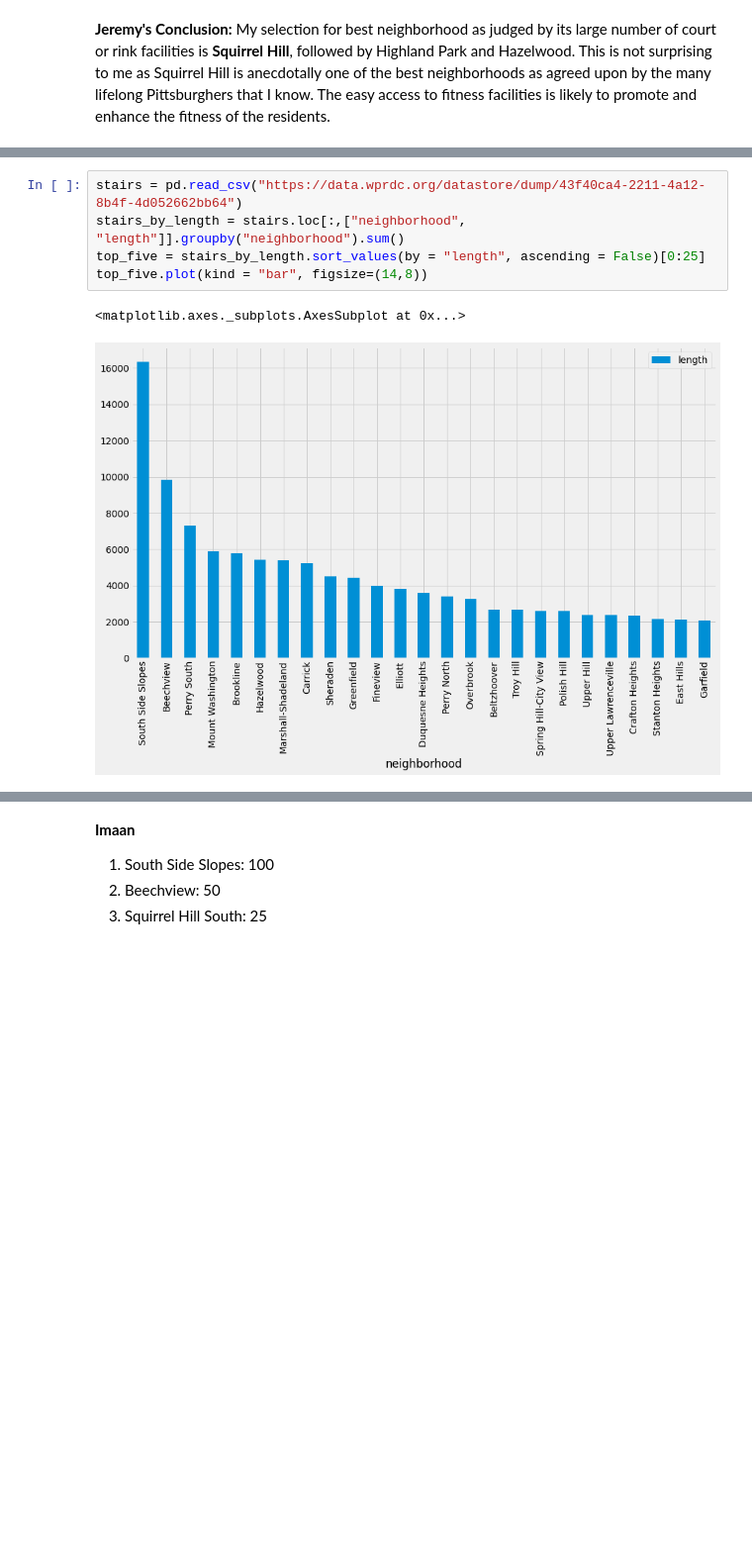
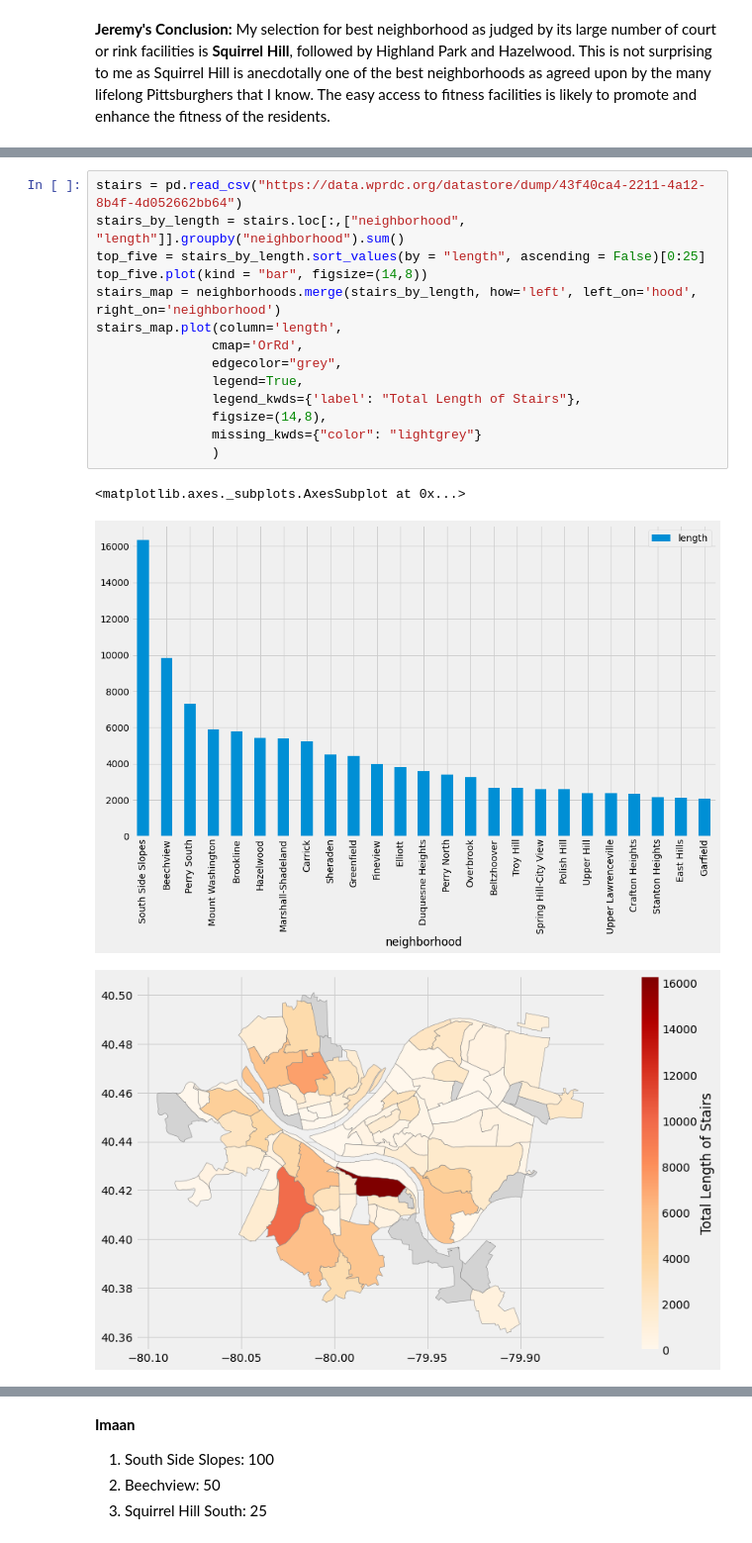
Before and after one commit to SodiKroehler/CS0010_Final_Project, a Jupyter notebook: group26_final.ipynb, the cells around one changed output, grey strips where cells are left out. Shown at 99% size. Drawn from its saved outputs; the diff is of its cells as text; blank space fills up the shorter version.

```diff
--- a/group26_final.ipynb
+++ b/group26_final.ipynb
@@ -150,8 +166,18 @@ My selection for best neighborhood as judged by its large number of court or rin
 # %%
 stairs = pd.read_csv("https://data.wprdc.org/datastore/dump/43f40ca4-2211-4a12-8b4f-4d052662bb64")
 stairs_by_length = stairs.loc[:,["neighborhood", "length"]].groupby("neighborhood").sum()
 top_five = stairs_by_length.sort_values(by = "length", ascending = False)[0:25]
 top_five.plot(kind = "bar", figsize=(14,8))
+stairs_map = neighborhoods.merge(stairs_by_length, how='left', left_on='hood', right_on='neighborhood')
+stairs_map.plot(column='length',
+               cmap='OrRd',
+               edgecolor="grey",
+               legend=True,
+               legend_kwds={'label': "Total Length of Stairs"},
+               figsize=(14,8),
+               missing_kwds={"color": "lightgrey"}
+               )
 # %% [output]
 <matplotlib.axes._subplots.AxesSubplot at 0x...>
 [figure]
+[figure, added]
```
Also changed, not shown: parts of 19 cells of this notebook, 1 other file.
